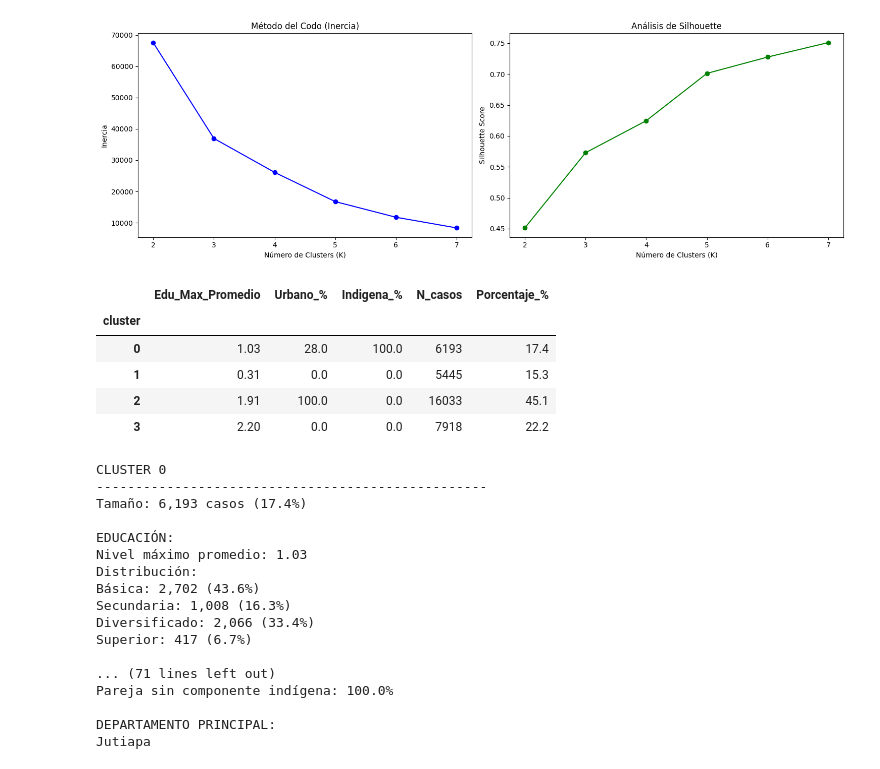
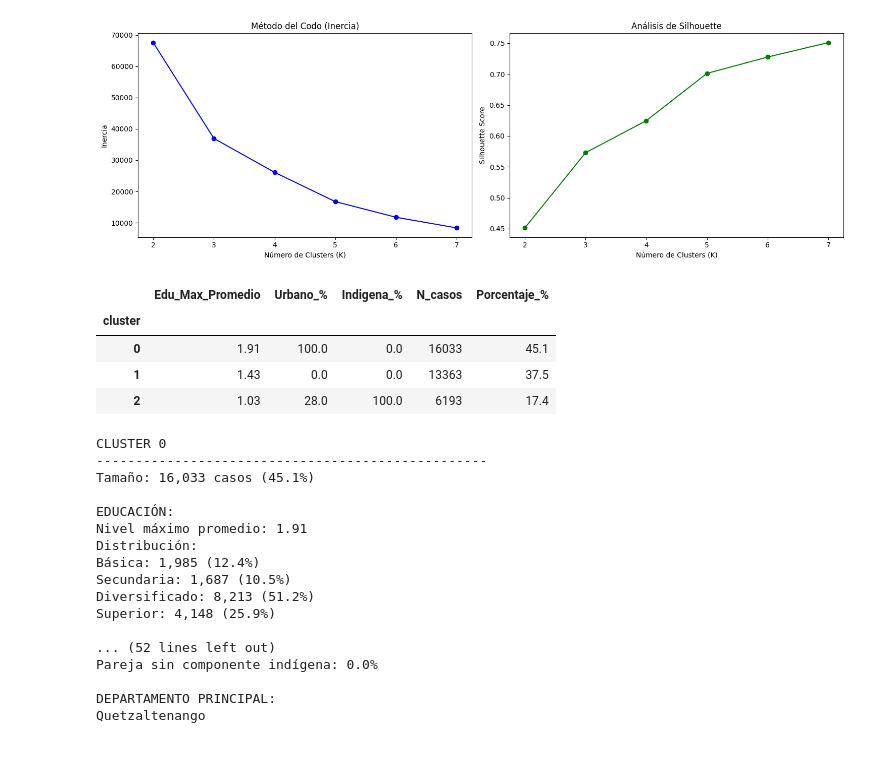
Before and after one commit to AleWWH1104/Proyecto1_md, a Jupyter notebook: src/clustering.ipynb, the cells around one changed output. Drawn from its saved outputs; the diff is of its cells as text; code cells hidden in the pictures.

```diff
--- a/src/clustering.ipynb
+++ b/src/clustering.ipynb
@@ -111,38 +111,37 @@ Para k=6, Silhouette Score: 0.7276
 Para k=7, Silhouette Score: 0.7510
 [figure]
 # %%
-k_optimo = 4
+k_optimo = 3
 kmeans_final = KMeans(n_clusters=k_optimo, random_state=42, n_init=10)
 X['cluster'] = kmeans_final.fit_predict(X_scaled)
 
 # Agregar cluster al dataframe original
 df_con_cluster = df.loc[X.index].copy()
 df_con_cluster['cluster'] = X['cluster']
 
 # Crear tabla resumen
 resumen = df_con_cluster.groupby('cluster').agg({
     'EDU_MAX': 'mean',
     'URBANO': 'mean',
     'PAREJA_INDIGENA': 'mean'
 }).round(2)
 
 # Agregar tamaño de cada cluster
 resumen['N_casos'] = df_con_cluster.groupby('cluster').size()
 resumen['Porcentaje'] = (resumen['N_casos'] / len(df_con_cluster) * 100).round(1)
 
 # Renombrar columnas para claridad
 resumen.columns = ['Edu_Max_Promedio', 'Urbano_%', 'Indigena_%', 'N_casos', 'Porcentaje_%']
 resumen['Urbano_%'] = (resumen['Urbano_%'] * 100).round(1)
 resumen['Indigena_%'] = (resumen['Indigena_%'] * 100).round(1)
 
 resumen
 # %% [output]
 |  | Edu_Max_Promedio | Urbano_% | Indigena_% | N_casos | Porcentaje_% |
 | cluster |  |  |  |  |  |
-| 0 | 1.03 | 28.0 | 100.0 | 6193 | 17.4 |
-| 1 | 0.31 | 0.0 | 0.0 | 5445 | 15.3 |
-| 2 | 1.91 | 100.0 | 0.0 | 16033 | 45.1 |
-| 3 | 2.20 | 0.0 | 0.0 | 7918 | 22.2 |
+| 0 | 1.91 | 100.0 | 0.0 | 16033 | 45.1 |
+| 1 | 1.43 | 0.0 | 0.0 | 13363 | 37.5 |
+| 2 | 1.03 | 28.0 | 100.0 | 6193 | 17.4 |
 # %%
 # Interpretacion del cluster
 
@@ -176,18 +175,18 @@ for i in range(k_optimo):
 # %% [output]
 CLUSTER 0
 --------------------------------------------------
-Tamaño: 6,193 casos (17.4%)
+Tamaño: 16,033 casos (45.1%)
 
 EDUCACIÓN:
-Nivel máximo promedio: 1.03
+Nivel máximo promedio: 1.91
 Distribución:
-Básica: 2,702 (43.6%)
-Secundaria: 1,008 (16.3%)
-Diversificado: 2,066 (33.4%)
-Superior: 417 (6.7%)
+Básica: 1,985 (12.4%)
+Secundaria: 1,687 (10.5%)
+Diversificado: 8,213 (51.2%)
+Superior: 4,148 (25.9%)
 
-... (71 lines left out)
-Pareja sin componente indígena: 100.0%
+... (52 lines left out)
+Pareja sin componente indígena: 0.0%
 
 DEPARTAMENTO PRINCIPAL:
-Jutiapa
+Quetzaltenango
```
